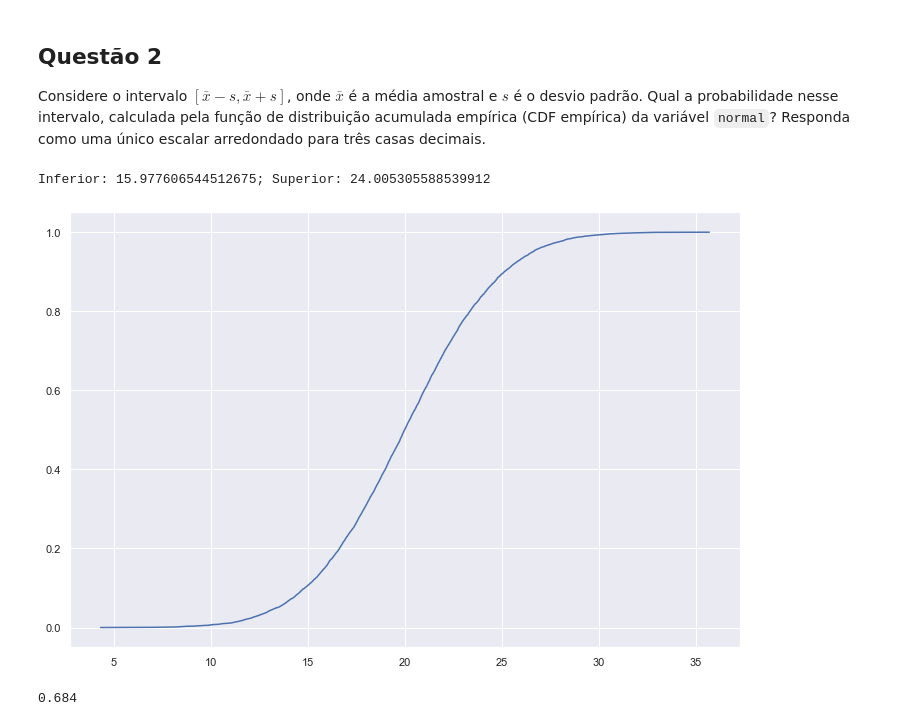
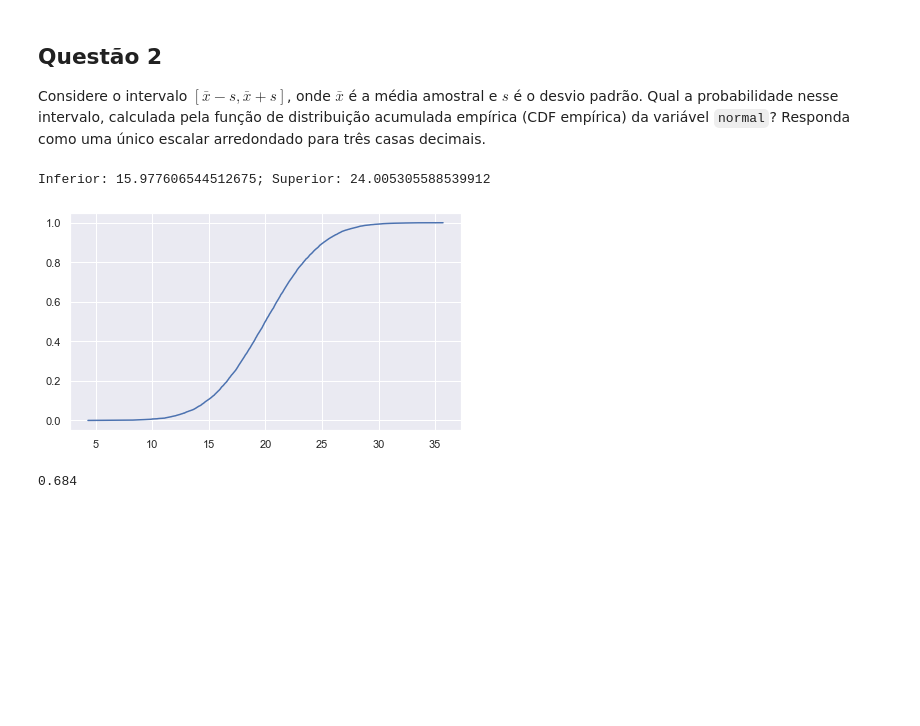
Before and after one commit to LucasDatilioCarderelli/Codenation, a Jupyter notebook: data-science-1/main.ipynb, the cells around one changed output. Saved outputs shown, nothing was run; the diff lists cells and outputs as text; code cells hidden in the pictures; blank space fills up the shorter version.

```diff
--- a/data-science-1/main.ipynb
+++ b/data-science-1/main.ipynb
@@ -121,15 +117,16 @@ Considere o intervalo $[\bar{x} - s, \bar{x} + s]$, onde $\bar{x}$ é a média a
 # %%
 mean = dataframe["normal"].mean()
 std = dataframe["normal"].std()
 inf, sup = mean - std, mean + std
 ecdf = ECDF(dataframe["normal"])
 
 print(f"Inferior: {inf}; Superior: {sup}")
 
+plt.figure(figsize=(7,4))
 plt.plot(ecdf.x, ecdf.y);
 # %% [output]
 Inferior: 15.977606544512675; Superior: 24.005305588539912
-[figure, old version]
+[figure, new version]
 # %%
 def q2():
     # Retorne aqui o resultado da questão 2.
```
Also changed, not shown: parts of 16 cells of this notebook.
